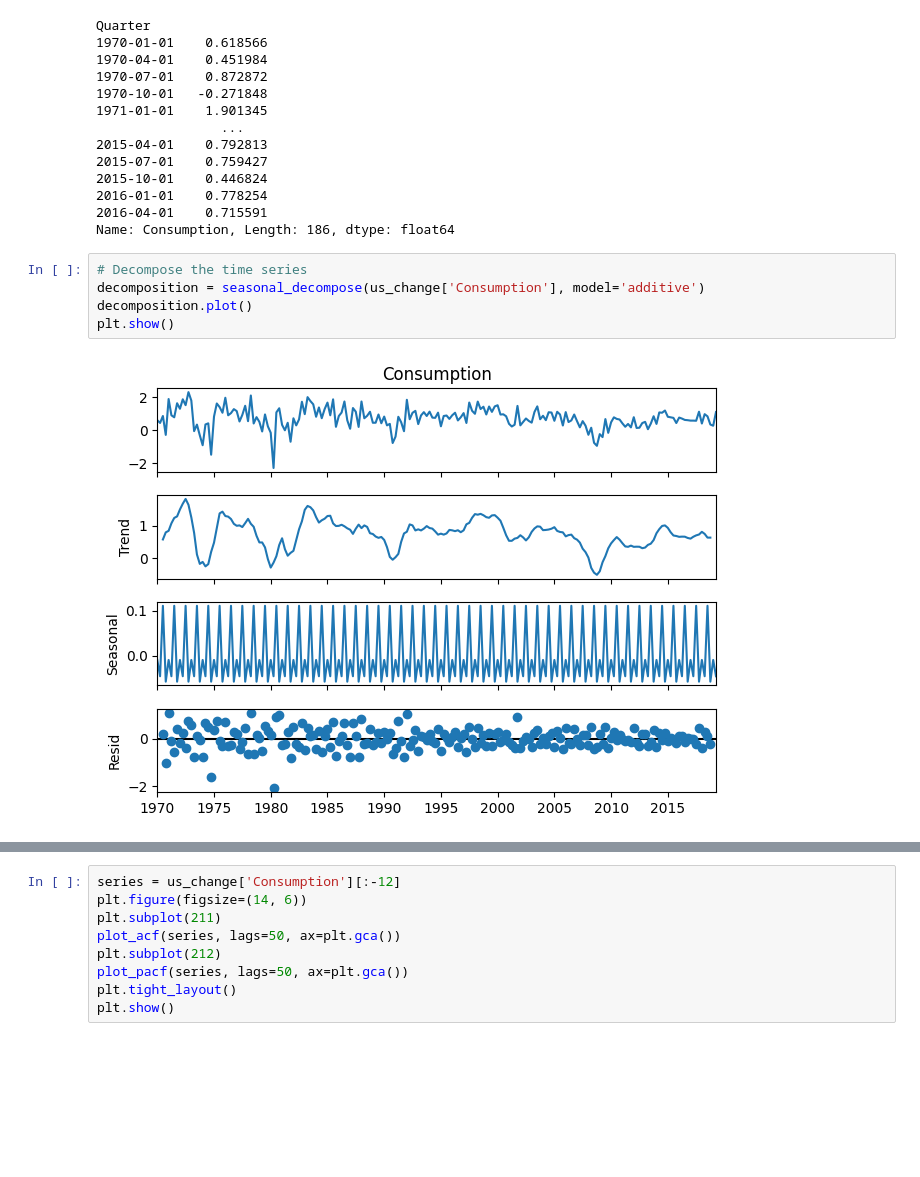
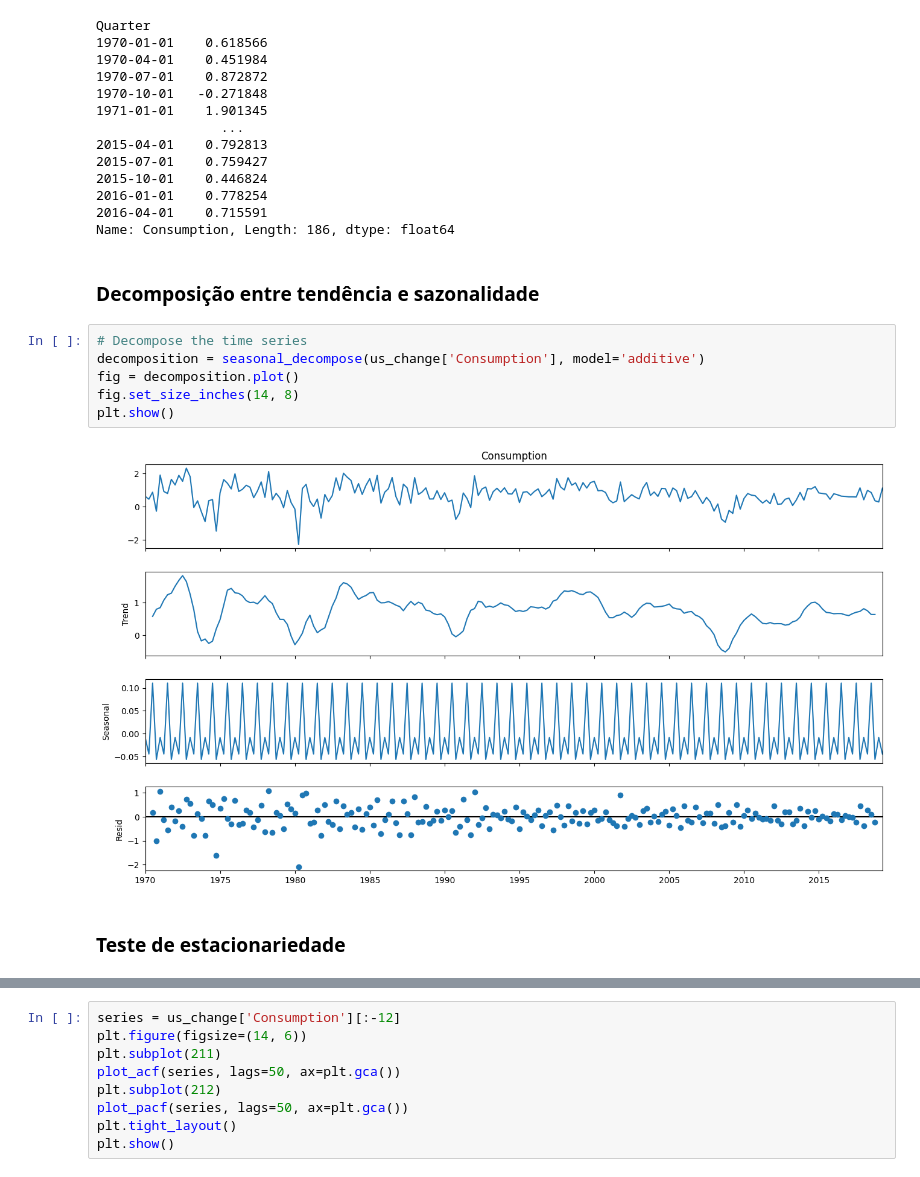
Before and after one commit to GabrielJP314/time-series, a Jupyter notebook: sarima_models.ipynb, the cells around one changed output, grey strips where cells are left out. Saved outputs shown, nothing was run; the diff lists cells and outputs as text; blank space fills up the shorter version.

```diff
--- a/sarima_models.ipynb
+++ b/sarima_models.ipynb
@@ -68,10 +71,15 @@ Quarter
 2016-01-01    0.778254
 2016-04-01    0.715591
 Name: Consumption, Length: 186, dtype: float64
+# %% [markdown]
+### Decomposição entre tendência e sazonalidade
 # %%
 # Decompose the time series
 decomposition = seasonal_decompose(us_change['Consumption'], model='additive')
-decomposition.plot()
+fig = decomposition.plot()
+fig.set_size_inches(14, 8)
 plt.show()
 # %% [output]
-[figure, old version]
+[figure, new version]
+# %% [markdown]
+### Teste de estacionariedade
```
Also changed, not shown: parts of 18 cells of this notebook, 1 other file.
